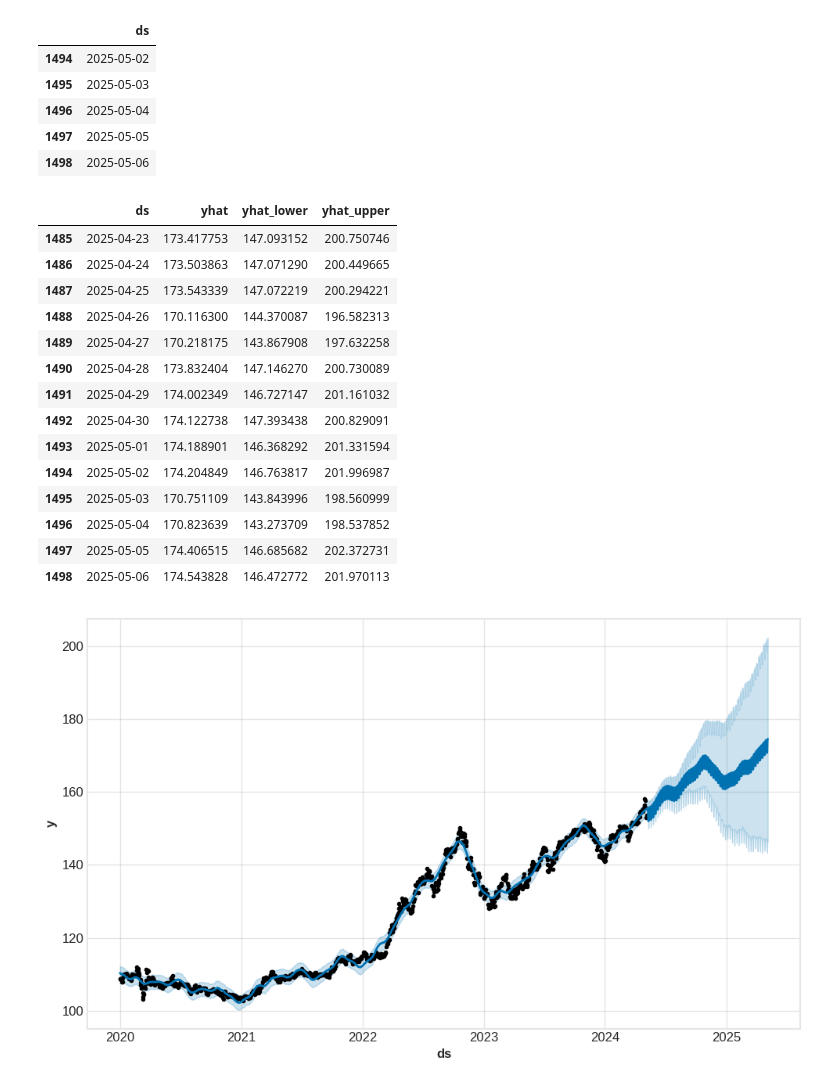
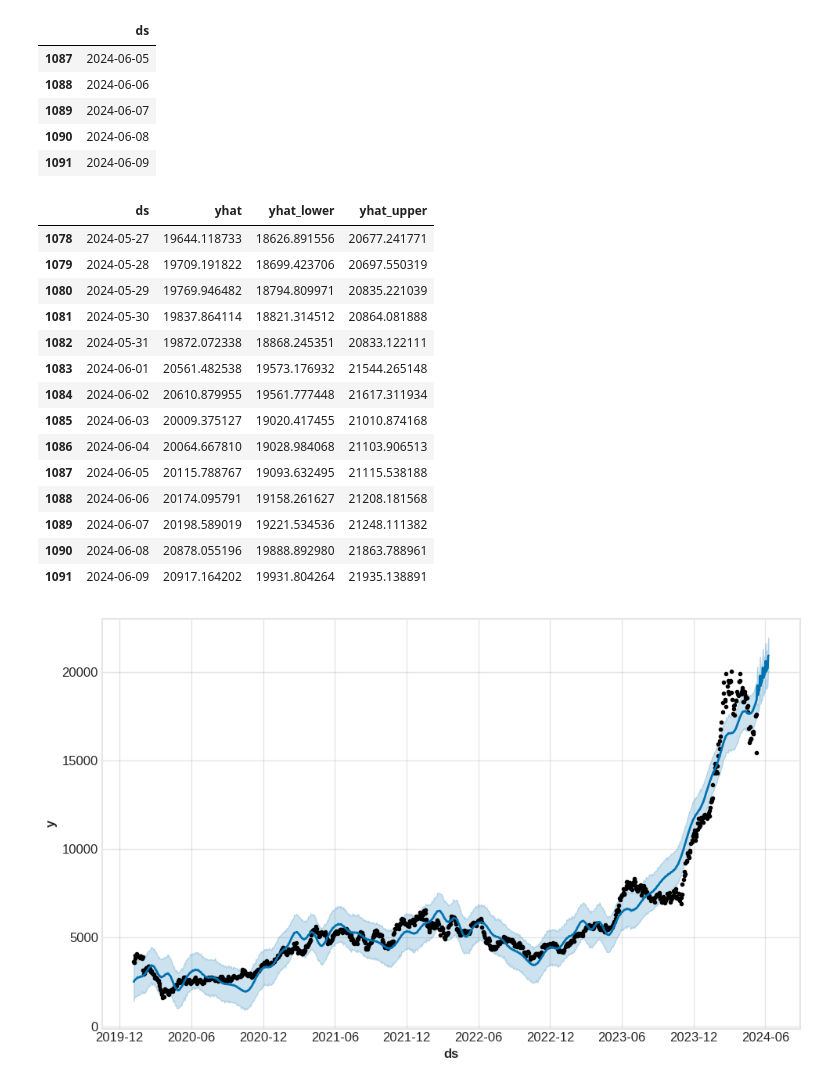
Before and after one commit to bitwalk123/stock-explorer, a Jupyter notebook: jupyter/trend_analysis_10.ipynb, the cells around one changed output. Saved outputs shown, nothing was run; the diff lists cells and outputs as text; code cells hidden in the pictures.

```diff
--- a/jupyter/trend_analysis_10.ipynb
+++ b/jupyter/trend_analysis_10.ipynb
@@ -13,13 +13,13 @@ plt.rcParams.update({
 import yfinance as yf
 # %%
 start = dt.date(2020, 1, 1)
-end = dt.date(2024, 5, 7)
+end = dt.date(2024, 5, 11)
 
 #ticker = '6920.T' # レーザーテック
-#ticker = '7735.T' # スクリーン
+ticker = '7735.T' # スクリーン
 #ticker = '8035.T' # 東京エレクトロン
 #ticker = '^N225'
-ticker = 'USDJPY=X'
+#ticker = 'USDJPY=X'
 df0 = yf.download(ticker, start, end)
 mpf.plot(df0, type='line', style='binance', figratio=(12, 4))
 df0
@@ -66,37 +66,37 @@ m.fit(df)
 <prophet.forecaster.Prophet at 0x...>
 # %%
-future = m.make_future_dataframe(periods=365)
+future = m.make_future_dataframe(periods=30)
 future.tail()
 # %% [output]
 |  | ds |
-| 1494 | 2025-05-02 |
-| 1495 | 2025-05-03 |
-| 1496 | 2025-05-04 |
-| 1497 | 2025-05-05 |
-| 1498 | 2025-05-06 |
+| 1087 | 2024-06-05 |
+| 1088 | 2024-06-06 |
+| 1089 | 2024-06-07 |
+| 1090 | 2024-06-08 |
+| 1091 | 2024-06-09 |
 # %%
 forecast = m.predict(future)
 forecast[['ds', 'yhat', 'yhat_lower', 'yhat_upper']].tail(14)
 # %% [output]
 |  | ds | yhat | yhat_lower | yhat_upper |
-| 1485 | 2025-04-23 | 173.417753 | 147.093152 | 200.750746 |
-| 1486 | 2025-04-24 | 173.503863 | 147.071290 | 200.449665 |
-| 1487 | 2025-04-25 | 173.543339 | 147.072219 | 200.294221 |
-| 1488 | 2025-04-26 | 170.116300 | 144.370087 | 196.582313 |
-| 1489 | 2025-04-27 | 170.218175 | 143.867908 | 197.632258 |
-| 1490 | 2025-04-28 | 173.832404 | 147.146270 | 200.730089 |
-| 1491 | 2025-04-29 | 174.002349 | 146.727147 | 201.161032 |
-| 1492 | 2025-04-30 | 174.122738 | 147.393438 | 200.829091 |
-| 1493 | 2025-05-01 | 174.188901 | 146.368292 | 201.331594 |
-| 1494 | 2025-05-02 | 174.204849 | 146.763817 | 201.996987 |
-| 1495 | 2025-05-03 | 170.751109 | 143.843996 | 198.560999 |
-| 1496 | 2025-05-04 | 170.823639 | 143.273709 | 198.537852 |
-| 1497 | 2025-05-05 | 174.406515 | 146.685682 | 202.372731 |
-| 1498 | 2025-05-06 | 174.543828 | 146.472772 | 201.970113 |
+| 1078 | 2024-05-27 | 19644.118733 | 18626.891556 | 20677.241771 |
+| 1079 | 2024-05-28 | 19709.191822 | 18699.423706 | 20697.550319 |
+| 1080 | 2024-05-29 | 19769.946482 | 18794.809971 | 20835.221039 |
+| 1081 | 2024-05-30 | 19837.864114 | 18821.314512 | 20864.081888 |
+| 1082 | 2024-05-31 | 19872.072338 | 18868.245351 | 20833.122111 |
+| 1083 | 2024-06-01 | 20561.482538 | 19573.176932 | 21544.265148 |
+| 1084 | 2024-06-02 | 20610.879955 | 19561.777448 | 21617.311934 |
+| 1085 | 2024-06-03 | 20009.375127 | 19020.417455 | 21010.874168 |
+| 1086 | 2024-06-04 | 20064.667810 | 19028.984068 | 21103.906513 |
+| 1087 | 2024-06-05 | 20115.788767 | 19093.632495 | 21115.538188 |
+| 1088 | 2024-06-06 | 20174.095791 | 19158.261627 | 21208.181568 |
+| 1089 | 2024-06-07 | 20198.589019 | 19221.534536 | 21248.111382 |
+| 1090 | 2024-06-08 | 20878.055196 | 19888.892980 | 21863.788961 |
+| 1091 | 2024-06-09 | 20917.164202 | 19931.804264 | 21935.138891 |
 # %%
 fig1 = m.plot(forecast)
 # %% [output]
-[figure, old version]
+[figure, new version]
 # %%
 fig2 = m.plot_components(forecast)
 # %% [output]
```
Also changed, not shown: parts of 4 cells of this notebook, 1 other file.
